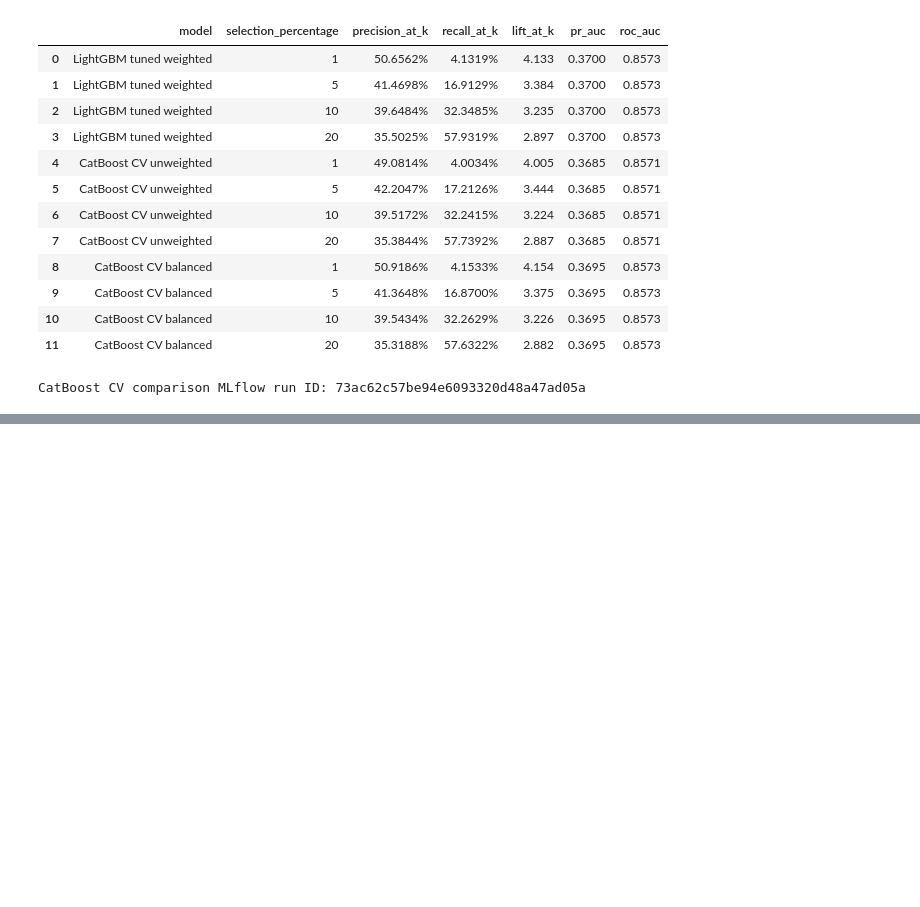
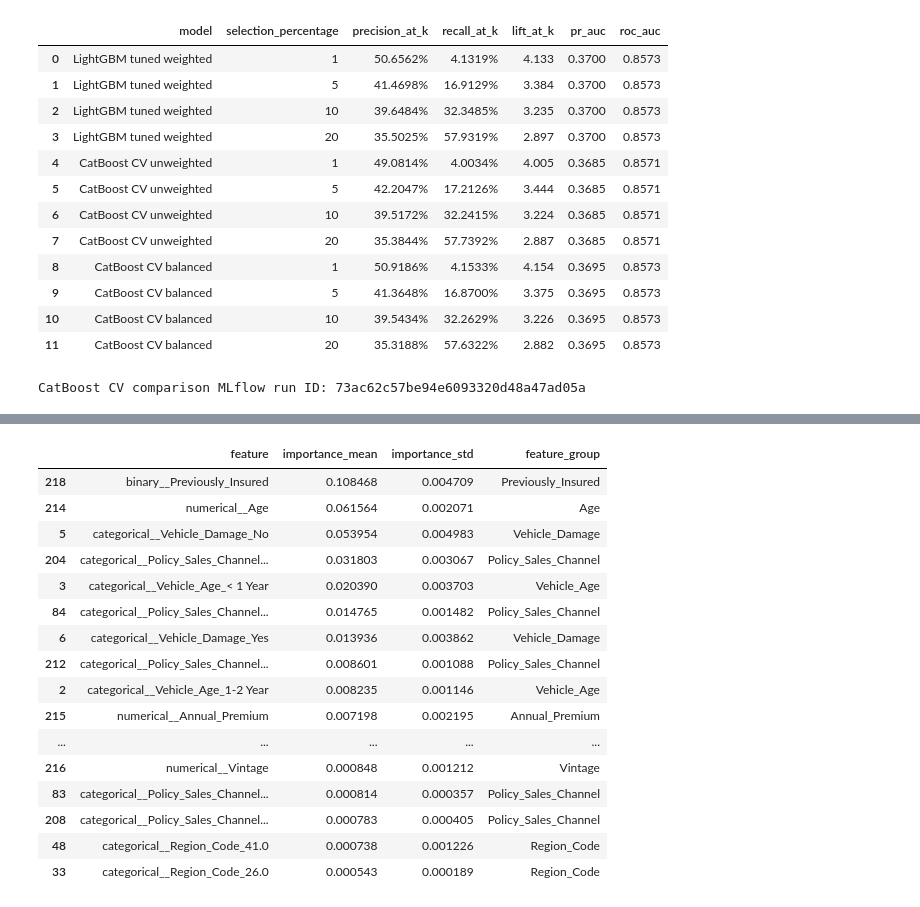
Before and after one commit to Youngboy01/vehicle-Insurance, a Jupyter notebook: notebooks/experimentation_v2.ipynb, the cells around one changed output, grey strips where cells are left out. Drawn from its saved outputs; the diff is of its cells as text; code cells hidden in the pictures; blank space fills up the shorter version.

```diff
--- a/notebooks/experimentation_v2.ipynb
+++ b/notebooks/experimentation_v2.ipynb
@@ -1754,0 +2072,77 @@ CatBoost CV comparison MLflow run ID: 73ac62c57be94e6093320d48a47ad05a
+# %%
+def assign_feature_group(feature_name):
+    if "Region_Code" in feature_name:
+        return "Region_Code"
+    if "Policy_Sales_Channel" in feature_name:
+        return "Policy_Sales_Channel"
+    if "Gender" in feature_name:
+        return "Gender"
+    if "Vehicle_Age" in feature_name:
+        return "Vehicle_Age"
+    if "Vehicle_Damage" in feature_name:
+        return "Vehicle_Damage"
+    if "numerical__Age" in feature_name:
+        return "Age"
+    if "numerical__Annual_Premium" in feature_name:
+        return "Annual_Premium"
+    if "numerical__Vintage" in feature_name:
+        return "Vintage"
+    if "binary__Driving_License" in feature_name:
+        return "Driving_License"
+    if "binary__Previously_Insured" in feature_name:
+        return "Previously_Insured"
+    return feature_name
+
+permutation_importance_df["feature_group"] = (
+    permutation_importance_df["feature"]
+    .map(assign_feature_group)
+)
+
+permutation_importance_top_features = (
+    permutation_importance_df
+    .sort_values("importance_mean", ascending=False)
+    .head(25)
+)
+
+grouped_importance_df = (
+    permutation_importance_df
+    .groupby("feature_group", as_index=False)
+    .agg(
+        importance_mean=("importance_mean", "sum"),
+        importance_std=("importance_std", "sum"),
+        encoded_feature_count=("feature", "count"),
+    )
+    .sort_values("importance_mean", ascending=False)
+)
+
+display(
+    permutation_importance_top_features.style.format({
+        "importance_mean": "{:.6f}",
+        "importance_std": "{:.6f}",
+    })
+)
+
+display(
+    grouped_importance_df.style.format({
+        "importance_mean": "{:.6f}",
+        "importance_std": "{:.6f}",
+    })
+)
+# %% [output]
+|  | feature | importance_mean | importance_std | feature_group |
+| 218 | binary__Previously_Insured | 0.108468 | 0.004709 | Previously_Insured |
+| 214 | numerical__Age | 0.061564 | 0.002071 | Age |
+| 5 | categorical__Vehicle_Damage_No | 0.053954 | 0.004983 | Vehicle_Damage |
+| 204 | categorical__Policy_Sales_Channel... | 0.031803 | 0.003067 | Policy_Sales_Channel |
+| 3 | categorical__Vehicle_Age_< 1 Year | 0.020390 | 0.003703 | Vehicle_Age |
+| 84 | categorical__Policy_Sales_Channel... | 0.014765 | 0.001482 | Policy_Sales_Channel |
+| 6 | categorical__Vehicle_Damage_Yes | 0.013936 | 0.003862 | Vehicle_Damage |
+| 212 | categorical__Policy_Sales_Channel... | 0.008601 | 0.001088 | Policy_Sales_Channel |
+| 2 | categorical__Vehicle_Age_1-2 Year | 0.008235 | 0.001146 | Vehicle_Age |
+| 215 | numerical__Annual_Premium | 0.007198 | 0.002195 | Annual_Premium |
+| ... | ... | ... | ... | ... |
+| 216 | numerical__Vintage | 0.000848 | 0.001212 | Vintage |
+| 83 | categorical__Policy_Sales_Channel... | 0.000814 | 0.000357 | Policy_Sales_Channel |
+| 208 | categorical__Policy_Sales_Channel... | 0.000783 | 0.000405 | Policy_Sales_Channel |
+| 48 | categorical__Region_Code_41.0 | 0.000738 | 0.001226 | Region_Code |
+| 33 | categorical__Region_Code_26.0 | 0.000543 | 0.000189 | Region_Code |
```
Also changed, not shown: parts of 25 cells of this notebook.
